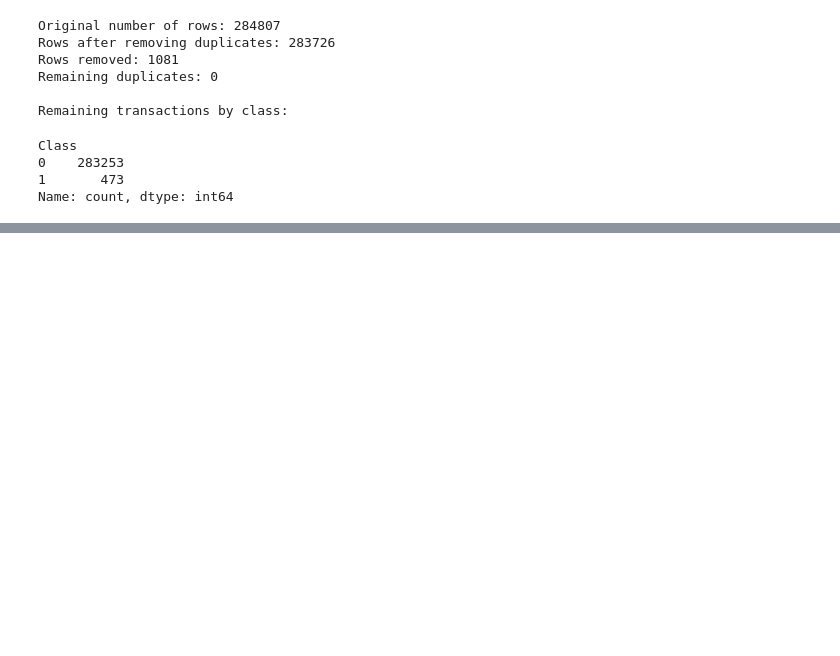
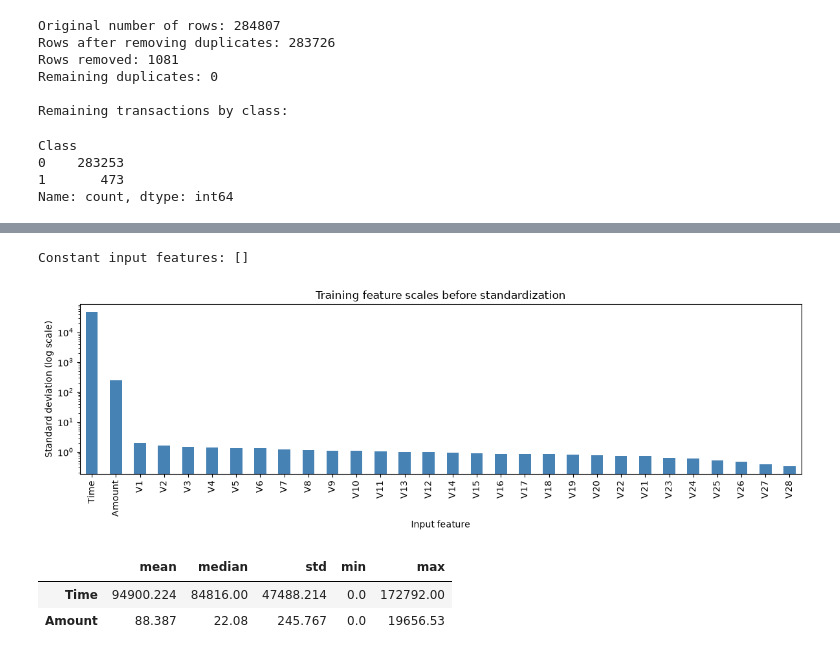
Before and after one commit to mahmoudalashkar/credit-card-fraud-detection, a Jupyter notebook: FraudShield.ipynb, the cells around one changed output, grey strips where cells are left out. Drawn from its saved outputs; the diff is of its cells as text; code cells hidden in the pictures; blank space fills up the shorter version.

```diff
--- a/FraudShield.ipynb
+++ b/FraudShield.ipynb
@@ -171,0 +322,22 @@ Negative times: 0
+# %%
+constant_features = X_train.columns[X_train.nunique() <= 1].tolist()
+print("Constant input features:", constant_features)
+
+# The logarithmic axis makes large differences in standard deviation readable.
+std_by_feature = X_train.std().sort_values(ascending=False)
+ax = std_by_feature[std_by_feature > 0].plot.bar(
+    figsize=(12, 4), color="steelblue", logy=True
+)
+ax.set_title("Training feature scales before standardization")
+ax.set_xlabel("Input feature")
+ax.set_ylabel("Standard deviation (log scale)")
+plt.tight_layout()
+plt.show()
+
+display(X_train[["Time", "Amount"]].agg(["mean", "median", "std", "min", "max"]).T.round(3))
+# %% [output]
+Constant input features: []
+[figure, added]
+|  | mean | median | std | min | max |
+| Time | 94900.224 | 84816.00 | 47488.214 | 0.0 | 172792.00 |
+| Amount | 88.387 | 22.08 | 245.767 | 0.0 | 19656.53 |
```
Also changed, not shown: parts of 11 cells of this notebook.
